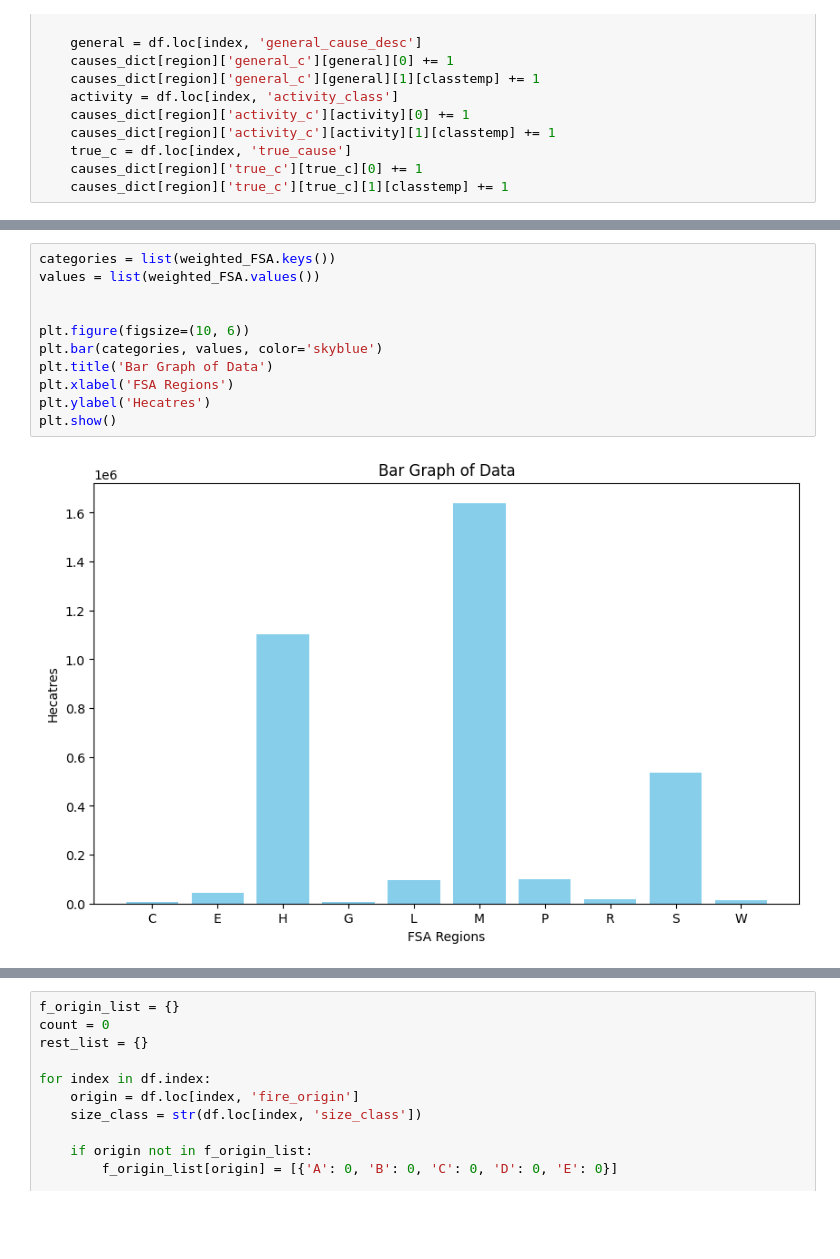
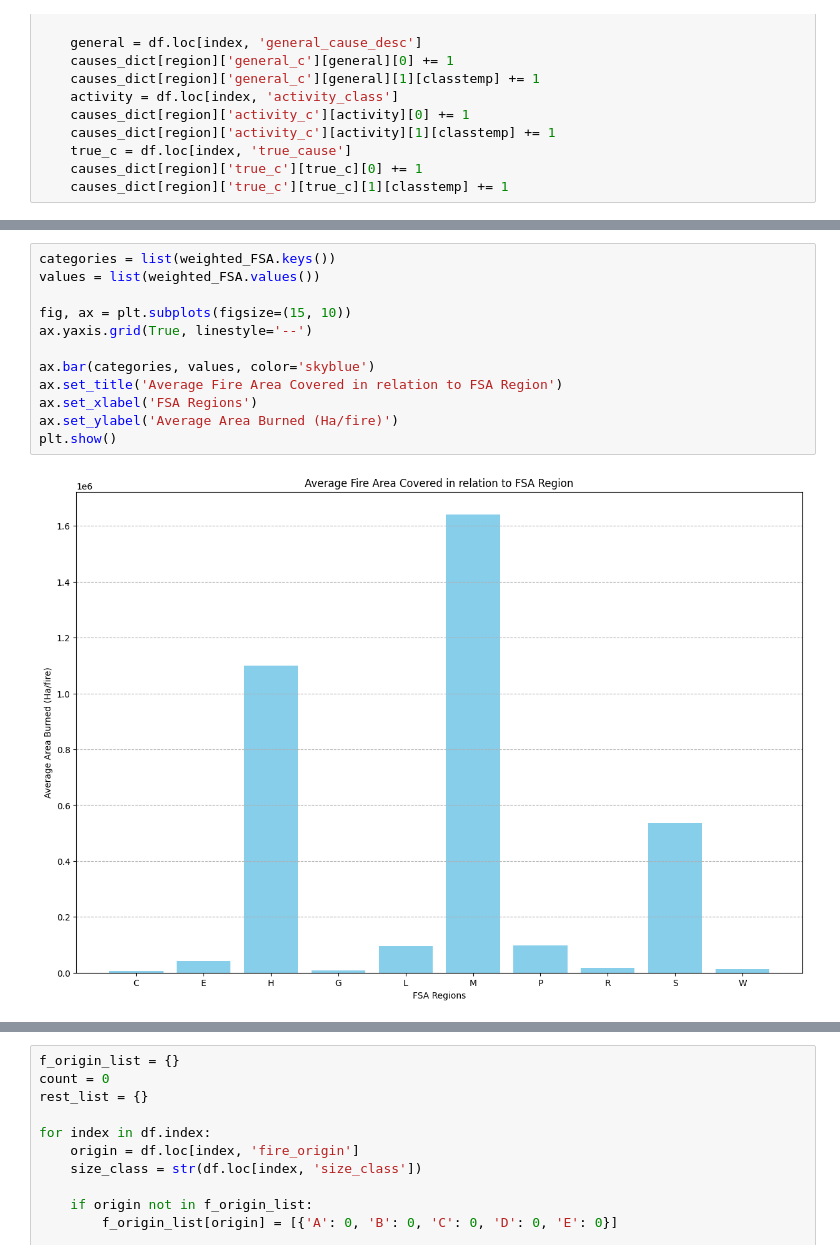
Before and after one commit to pandya-aditya/CxC_Hackathon, a Jupyter notebook: main.ipynb, the cells around one changed output, grey strips where cells are left out. Cells and saved outputs as stored; diff of their text form; blank space fills up the shorter version.

```diff
--- a/main.ipynb
+++ b/main.ipynb
@@ -331,13 +343,14 @@ plt.show()
 # %%
 categories = list(weighted_FSA.keys())
 values = list(weighted_FSA.values())
 
+fig, ax = plt.subplots(figsize=(15, 10))
+ax.yaxis.grid(True, linestyle='--')
 
-plt.figure(figsize=(10, 6))
-plt.bar(categories, values, color='skyblue')
-plt.title('Bar Graph of Data')
-plt.xlabel('FSA Regions')
-plt.ylabel('Hecatres')
+ax.bar(categories, values, color='skyblue')
+ax.set_title('Average Fire Area Covered in relation to FSA Region')
+ax.set_xlabel('FSA Regions')
+ax.set_ylabel('Average Area Burned (Ha/fire)')
 plt.show()
 # %% [output]
-[figure, old version]
+[figure, new version]
```
Also changed, not shown: parts of 13 cells of this notebook.
